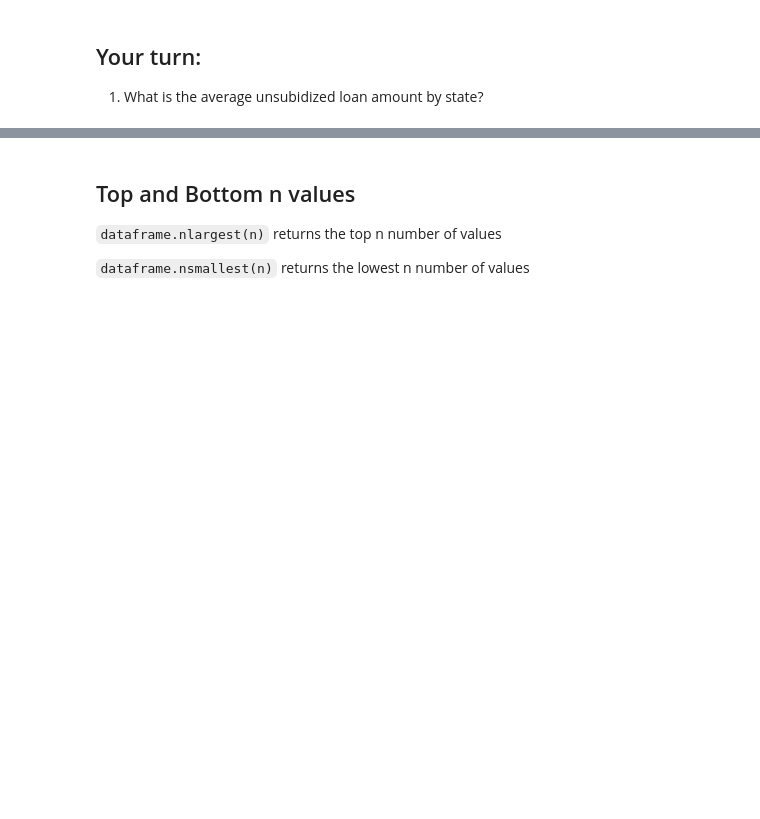
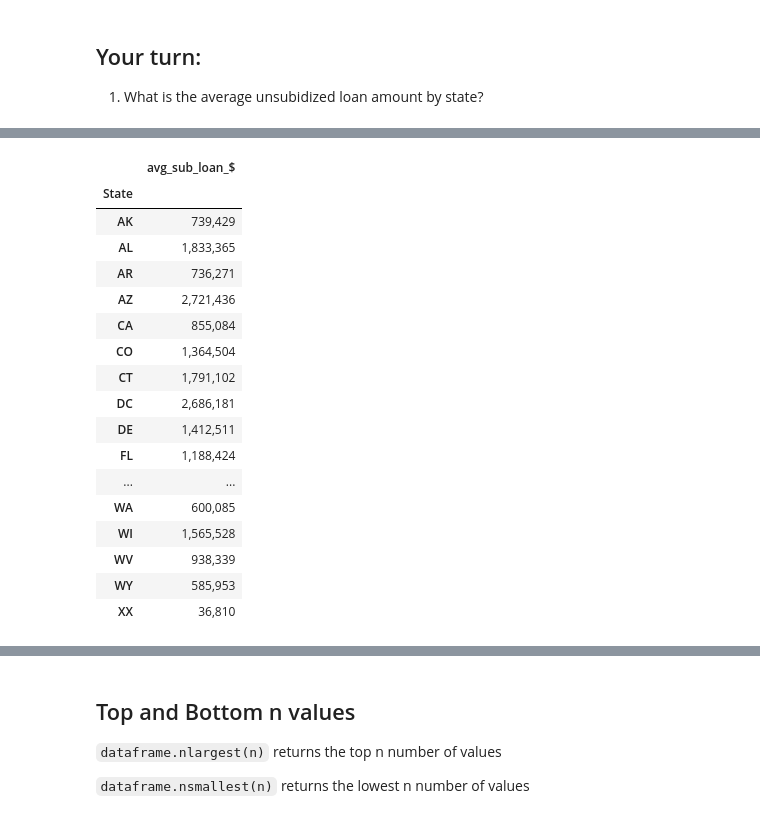
Before and after one commit to sashalcohen/CLASS-NOTES, a Jupyter notebook: wk08-groupby-analysis-SASHA.ipynb, the cells around one changed output, grey strips where cells are left out. Saved outputs shown, nothing was run; the diff lists cells and outputs as text; code cells hidden in the pictures; blank space fills up the shorter version.

```diff
--- a/wk08-groupby-analysis-SASHA.ipynb
+++ b/wk08-groupby-analysis-SASHA.ipynb
@@ -354,6 +395,26 @@ df.groupby(["School Type", "academic_year"])[["dl_sub_$","dl_unsub_$"]].agg(["su
 # %%
 ## USE TO FRAME
 # What is the average subidized loan amount by state?
+df.groupby("State")["dl_sub_$"].mean().to_frame("avg_sub_loan_$")
+# %% [output]
+|  | avg_sub_loan_$ |
+| State |  |
+| AK | 739,429 |
+| AL | 1,833,365 |
+| AR | 736,271 |
+| AZ | 2,721,436 |
+| CA | 855,084 |
+| CO | 1,364,504 |
+| CT | 1,791,102 |
+| DC | 2,686,181 |
+| DE | 1,412,511 |
+| FL | 1,188,424 |
+| ... | ... |
+| WA | 600,085 |
+| WI | 1,565,528 |
+| WV | 938,339 |
+| WY | 585,953 |
+| XX | 36,810 |
 # %%
 ## double bracket median and mean for
 ## unsubsidized and subsidized by state
```
Also changed, not shown: parts of 6 cells of this notebook.
